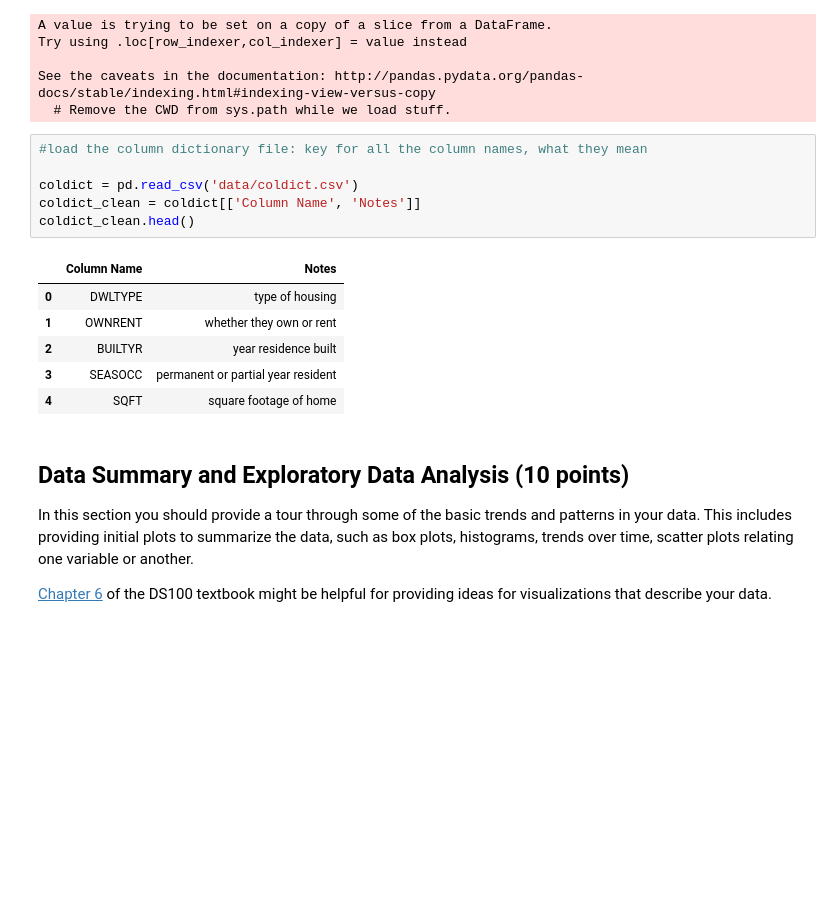
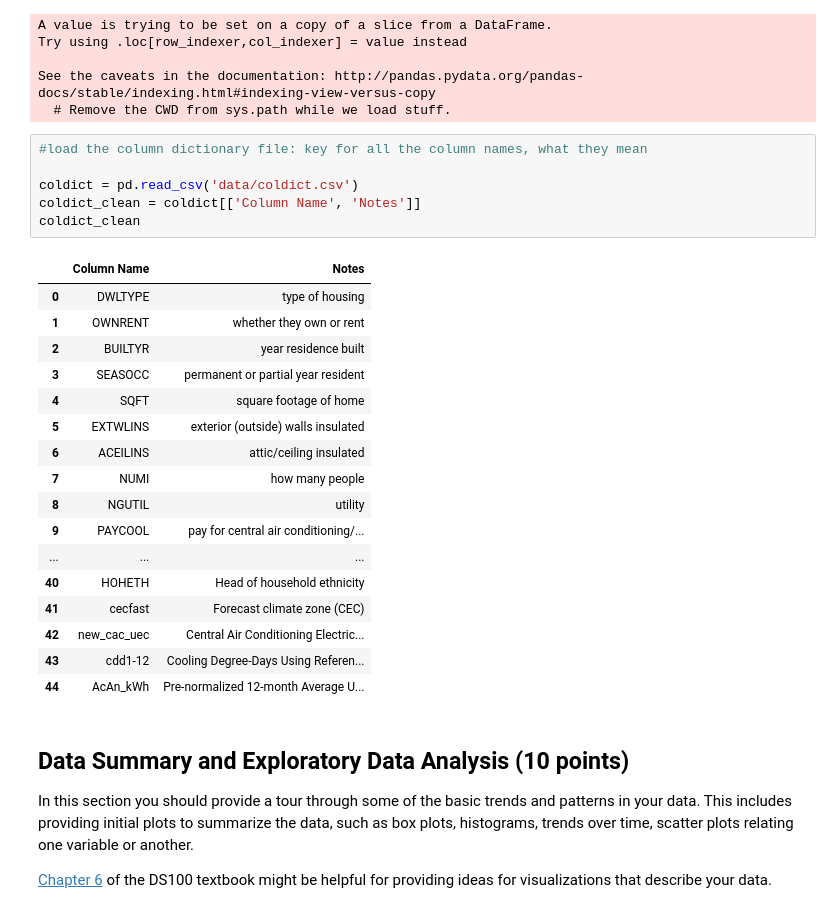
Before and after one commit to elizabethrshehter/er131finalproject, a Jupyter notebook: FinalProjectTemplate_2019.ipynb, the cells around one changed output. Drawn from its saved outputs; the diff is of its cells as text; blank space fills up the shorter version.

```diff
--- a/FinalProjectTemplate_2019.ipynb
+++ b/FinalProjectTemplate_2019.ipynb
@@ -189,16 +192,27 @@ See the caveats in the documentation: http://pandas.pydata.org/pandas-docs/stabl
 # %%
 #load the column dictionary file: key for all the column names, what they mean
 
 coldict = pd.read_csv('data/coldict.csv')
 coldict_clean = coldict[['Column Name', 'Notes']]
-coldict_clean.head()
+coldict_clean
 # %% [output]
 |  | Column Name | Notes |
 | 0 | DWLTYPE | type of housing |
 | 1 | OWNRENT | whether they own or rent |
 | 2 | BUILTYR | year residence built |
 | 3 | SEASOCC | permanent or partial year resident |
 | 4 | SQFT | square footage of home |
+| 5 | EXTWLINS | exterior (outside) walls insulated |
+| 6 | ACEILINS | attic/ceiling insulated |
+| 7 | NUMI | how many people |
+| 8 | NGUTIL | utility |
+| 9 | PAYCOOL | pay for central air conditioning/... |
+| ... | ... | ... |
+| 40 | HOHETH | Head of household ethnicity |
+| 41 | cecfast | Forecast climate zone (CEC) |
+| 42 | new_cac_uec | Central Air Conditioning Electric... |
+| 43 | cdd1-12 | Cooling Degree-Days Using Referen... |
+| 44 | AcAn_kWh | Pre-normalized 12-month Average U... |
 # %% [markdown]
 ## Data Summary and Exploratory Data Analysis (10 points)
 
```
Also changed, not shown: parts of 17 cells of this notebook.
